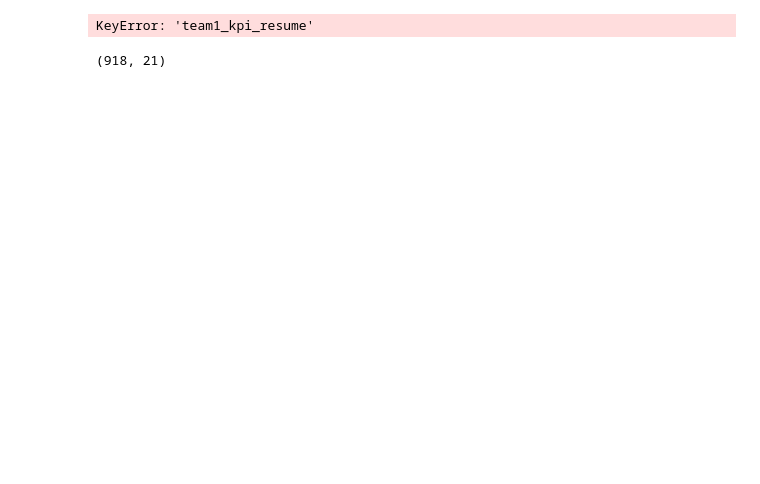
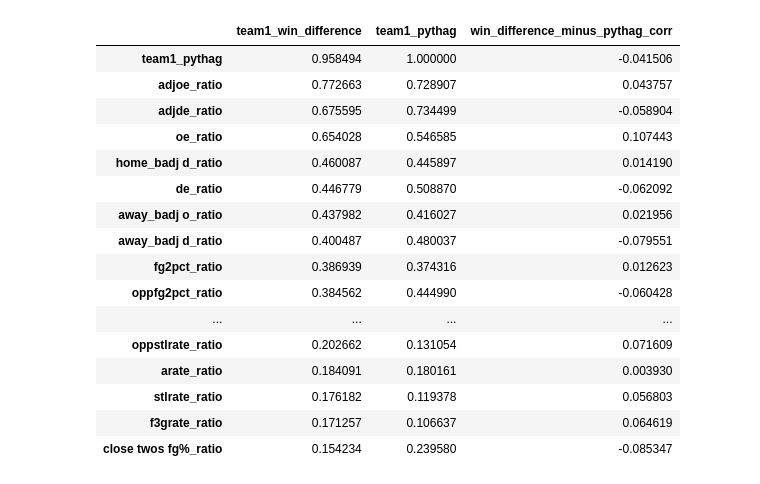
Before and after one commit to peterlmajors/The_Perfect_Bracket, a Jupyter notebook: exploration/feature_creation.ipynb, the cells around one changed output. Drawn from its saved outputs; the diff is of its cells as text; code cells hidden in the pictures; blank space fills up the shorter version.

```diff
--- a/exploration/feature_creation.ipynb
+++ b/exploration/feature_creation.ipynb
@@ -64,9 +74,5 @@ features = {'diff': ['kpi_resume','sor_resume', 'avg_resume', 'bpi_quality', 'kp
 # %%
-# Calculate Pythagorean W/L Based On Adjusted Offensive Efficiency
-df['team1_exp_win'] = (df['team1_adjoe']**11.5)/ ((df['team1_adjde']**11.5)+(df['team1_adjoe']**11.5))
-df['team2_exp_win'] = (df['team2_adjoe']**11.5)/ ((df['team2_adjde']**11.5)+(df['team2_adjoe']**11.5))
-
-# Calculate Team Differences, Ratios, and Pythag For AdjOE and AdjDE
+# Calculate Team Differences, Ratios, and Pythag
 df = calculate_diff_ratio_pythag(df, features['diff'], diff_ratio_pythag = 'difference')
 df = calculate_diff_ratio_pythag(df, features['ratio'], diff_ratio_pythag = 'ratio')
 df = calculate_diff_ratio_pythag(df, features['pythag'], diff_ratio_pythag = 'pythag')
@@ -86,22 +92,51 @@ df_2 = df[~df.index.isin(df_1.index)][training_columns].reset_index(drop=True)
 # In Second Df, Flip The Attributes
 df_2 = flip_df2_diff_ratio_pythag(df_2, features)
 
-#Combine DataFrames
-df = pd.concat([df_2, df_1]).reset_index(drop=True)
-df_2019 = df[df['season'] != 2019]
-df = df[df['season'] != 2019]
-
-# Print Checks On Split
-for feature in feature_columns:
-    print("Team 1 (Winning) and Team 2 (Losing):\n", df.groupby('team1_win')[feature].mean(),"\n")
-    print(df.groupby('team1_win')[feature].mean())
-
-# Export
-df.to_csv("../data/pipeline/test_train.csv", index = False)
-df_2019.to_csv("../data/pipeline/2019_validation.csv", index = False)
+#Combine DataFrames, Create 2019 Holdout Set
+df = pd.concat([df_1, df_2]).reset_index(drop=True)
-# %% [output]
-KeyError: 'team1_kpi_resume'
-# %%
-df.shape
-# %% [output]
-(918, 21)
+# %%
+# Inspect Correlation and Influence on Team 1 Winning
+
+# Get All Diffs, Ratio, and Pythag
+complete_ratio_cols = [col + '_ratio' for col in features_ratio]
+complete_ratio_cols.append('team1_pythag')
+complete_ratio_cols.remove('team_score_ratio')
+
+# Normalize Features For Fair Comparison
+scaler = StandardScaler()
+df_cols_to_norm = df[complete_ratio_cols]
+df_cols_to_norm = df_cols_to_norm.fillna(df_cols_to_norm.mean())
+df_norm = pd.DataFrame(scaler.fit_transform(df_cols_to_norm), columns = complete_ratio_cols)
+df_norm = pd.concat([df_norm, df['team1_win']], axis = 1)
+
+# Compare Biggest Mean Difference When Team 1 Wins and Losses
+mean_values_0 = df_norm[df_norm['team1_win'] == 0][complete_ratio_cols].mean()
+mean_values_1 = df_norm[df_norm['team1_win'] == 1][complete_ratio_cols].mean()
+team1_win_change = pd.DataFrame(abs(mean_values_1 - mean_values_0).sort_values(ascending=False), columns = ['team1_win_difference'])
+
+# Show Corrleation To Team1 Pythag, The Strongest Indicator
+team1_pythag = df_norm[complete_ratio_cols].corr(method='spearman')
+team1_pythag = pd.DataFrame(abs(team1_pythag['team1_pythag']))
+
+# View Them Together
+win_and_pythag = pd.merge(team1_win_change, team1_pythag, left_index = True, right_index = True, how = 'inner')
+win_and_pythag['win_difference_minus_pythag_corr'] = win_and_pythag['team1_win_difference'] - win_and_pythag['team1_pythag']
+win_and_pythag[(win_and_pythag['team1_win_difference'] > .15) & (win_and_pythag['win_difference_minus_pythag_corr'] > -.1)].sort_values(by = 'team1_win_difference', ascending=False)
+# %% [output]
+|  | team1_win_difference | team1_pythag | win_difference_minus_pythag_corr |
+| team1_pythag | 0.958494 | 1.000000 | -0.041506 |
+| adjoe_ratio | 0.772663 | 0.728907 | 0.043757 |
+| adjde_ratio | 0.675595 | 0.734499 | -0.058904 |
+| oe_ratio | 0.654028 | 0.546585 | 0.107443 |
+| home_badj d_ratio | 0.460087 | 0.445897 | 0.014190 |
+| de_ratio | 0.446779 | 0.508870 | -0.062092 |
+| away_badj o_ratio | 0.437982 | 0.416027 | 0.021956 |
+| away_badj d_ratio | 0.400487 | 0.480037 | -0.079551 |
+| fg2pct_ratio | 0.386939 | 0.374316 | 0.012623 |
+| oppfg2pct_ratio | 0.384562 | 0.444990 | -0.060428 |
+| ... | ... | ... | ... |
+| oppstlrate_ratio | 0.202662 | 0.131054 | 0.071609 |
+| arate_ratio | 0.184091 | 0.180161 | 0.003930 |
+| stlrate_ratio | 0.176182 | 0.119378 | 0.056803 |
+| f3grate_ratio | 0.171257 | 0.106637 | 0.064619 |
+| close twos fg%_ratio | 0.154234 | 0.239580 | -0.085347 |
```
Also changed, not shown: parts of 7 cells of this notebook, 2 other files.
